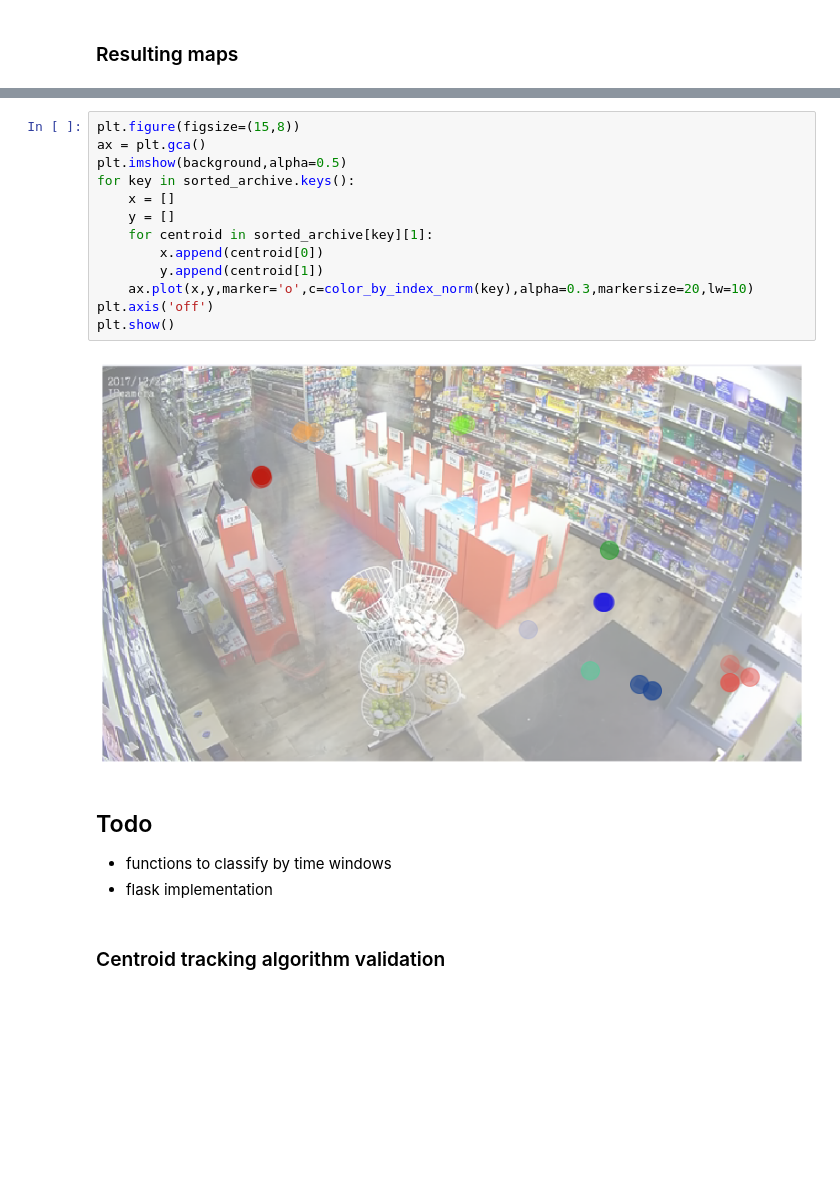
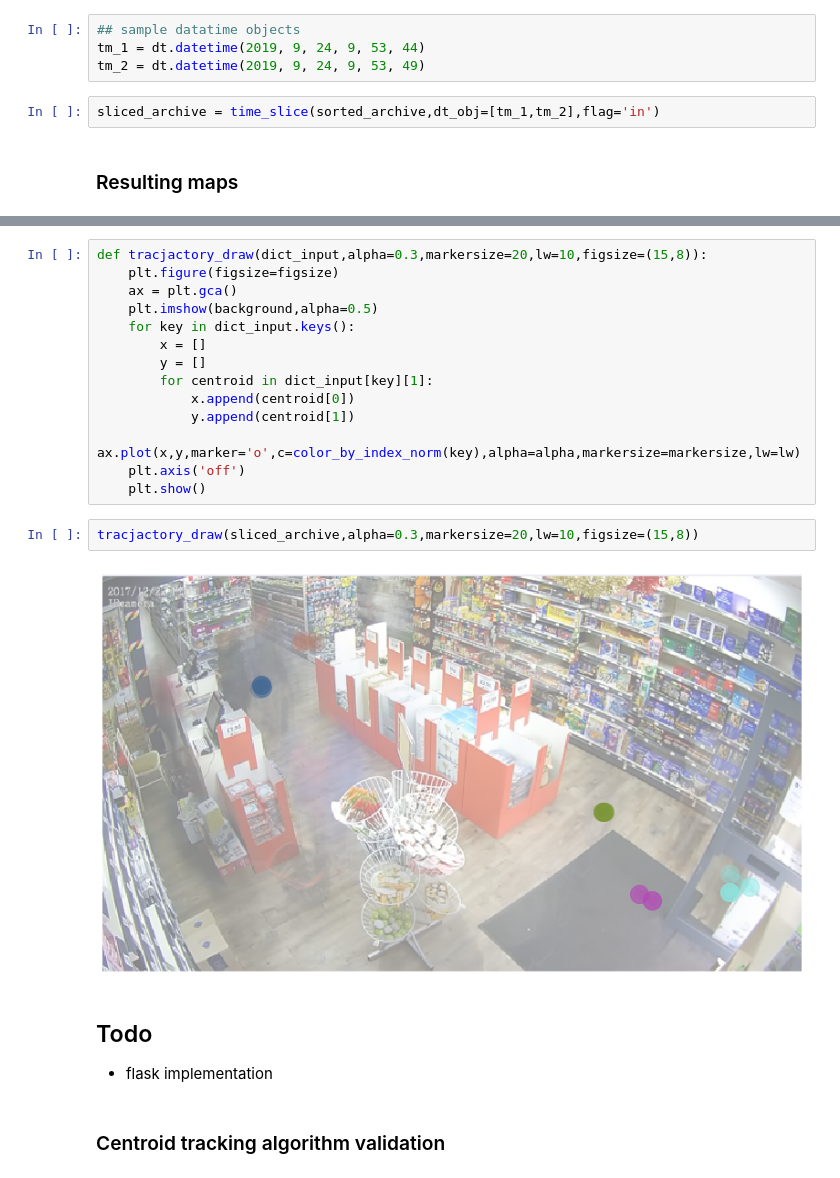
Before and after one commit to sungsujaing/INSIGHT-project, a Jupyter notebook: Motion_analyzer.ipynb, the cells around one changed output, grey strips where cells are left out. Saved outputs shown, nothing was run; the diff lists cells and outputs as text; blank space fills up the shorter version.

Commit message:
added the time slicing feature

```diff
--- a/Motion_analyzer.ipynb
+++ b/Motion_analyzer.ipynb
@@ -551,3 +590,9 @@ file saved as: "testing.txt"
+# %%
+## sample datatime objects
+tm_1 = dt.datetime(2019, 9, 24, 9, 53, 44)
+tm_2 = dt.datetime(2019, 9, 24, 9, 53, 49)
+# %%
+sliced_archive = time_slice(sorted_archive,dt_obj=[tm_1,tm_2],flag='in')
 # %% [markdown]
 ### Resulting maps
 # %%
@@ -567,21 +615,23 @@ plt.show()
 # %%
-plt.figure(figsize=(15,8))
-ax = plt.gca()
-plt.imshow(background,alpha=0.5)
-for key in sorted_archive.keys():
-    x = []
-    y = []
-    for centroid in sorted_archive[key][1]:
-        x.append(centroid[0])
-        y.append(centroid[1])
-    ax.plot(x,y,marker='o',c=color_by_index_norm(key),alpha=0.3,markersize=20,lw=10)
-plt.axis('off')
-plt.show()
+def tracjactory_draw(dict_input,alpha=0.3,markersize=20,lw=10,figsize=(15,8)):
+    plt.figure(figsize=figsize)
+    ax = plt.gca()
+    plt.imshow(background,alpha=0.5)
+    for key in dict_input.keys():
+        x = []
+        y = []
+        for centroid in dict_input[key][1]:
+            x.append(centroid[0])
+            y.append(centroid[1])
+        ax.plot(x,y,marker='o',c=color_by_index_norm(key),alpha=alpha,markersize=markersize,lw=lw)
+    plt.axis('off')
+    plt.show()
-# %% [output]
-[figure, removed]
+# %%
+tracjactory_draw(sliced_archive,alpha=0.3,markersize=20,lw=10,figsize=(15,8))
+# %% [output]
+[figure, added]
 # %% [markdown]
 ## Todo
-* functions to classify by time windows
 * flask implementation
 # %% [markdown]
 ### Centroid tracking algorithm validation
```
Also changed, not shown: parts of 5 cells of this notebook.
